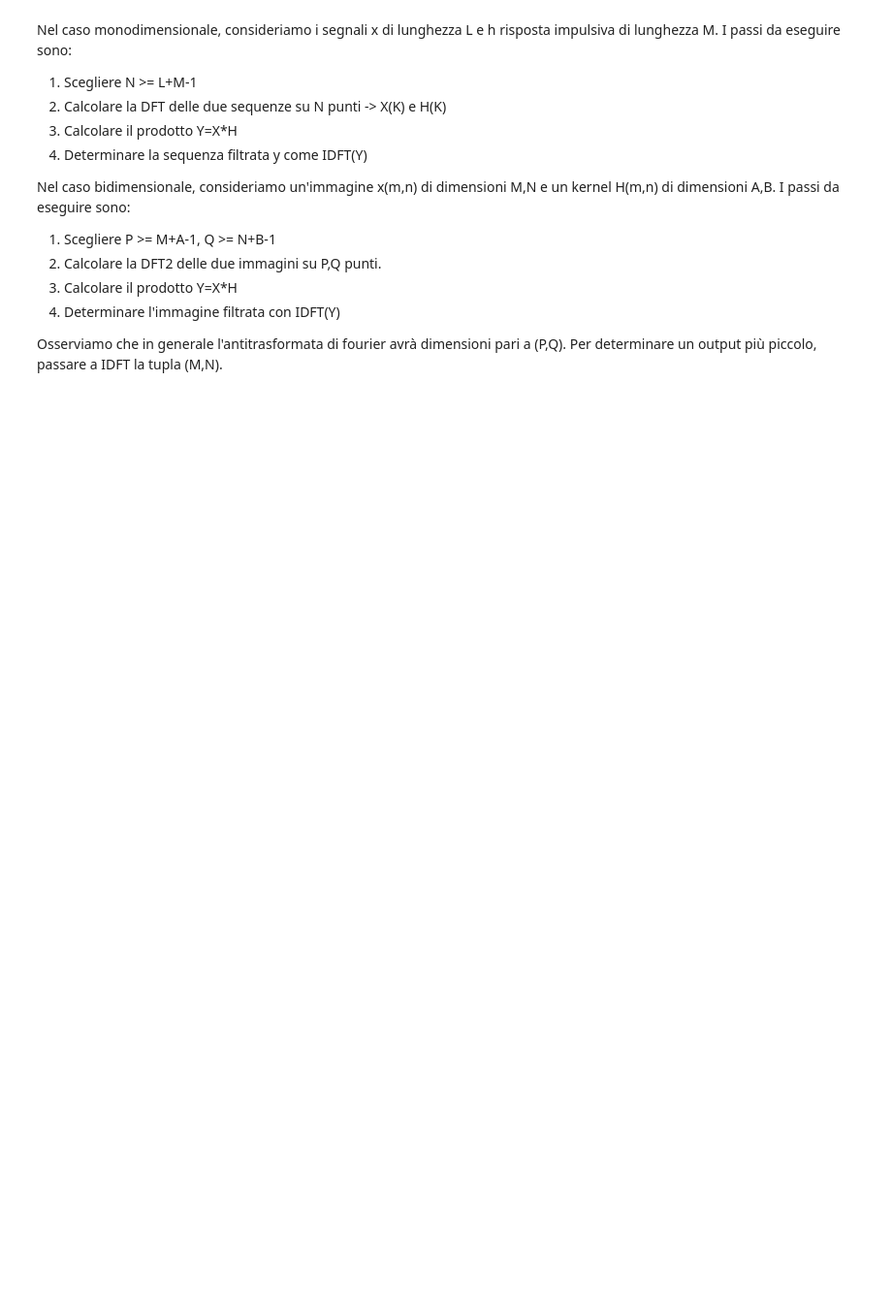
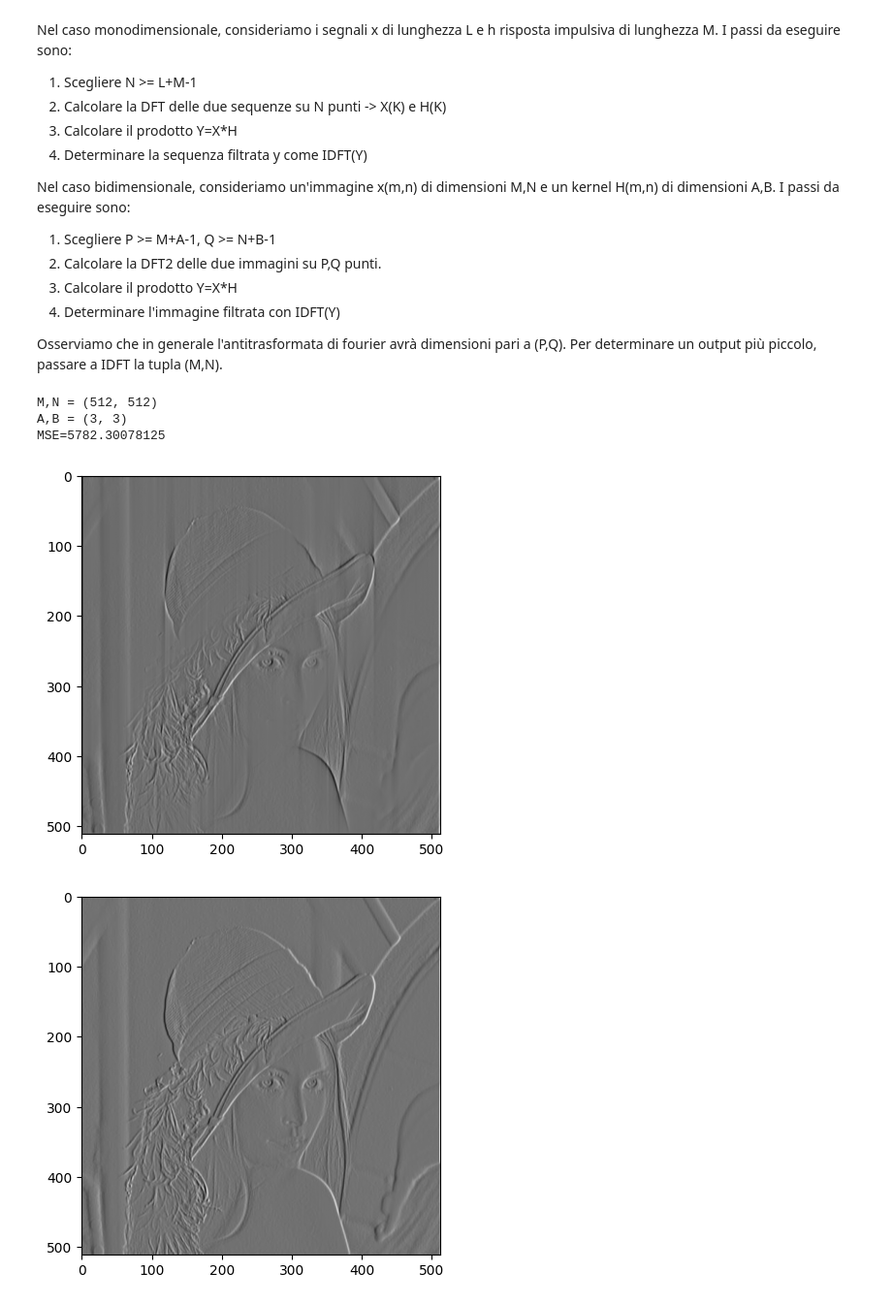
Before and after one commit to roccolr/ESM, a Jupyter notebook: esercitazioni/esercitazione_4/teoria.ipynb, the cells around one changed output. Shown at 97% size. Saved outputs shown, nothing was run; the diff lists cells and outputs as text; code cells hidden in the pictures; blank space fills up the shorter version.

```diff
--- a/esercitazioni/esercitazione_4/teoria.ipynb
+++ b/esercitazioni/esercitazione_4/teoria.ipynb
@@ -96,35 +96,45 @@ print(f'y2 - {y2}')
 # %%
 # filtraggio lineare - Caso bidimensionale
 
 def mse(x1,x2):
     return np.mean((x1-x2)**2)
 
 x = np.float32(io.imread(path+'lena.jpg'))
 h = np.array([[1,0,-1],[2,0,-2],[1,0,-1]], dtype=np.float32)
 
 M,N = x.shape
 A,B = h.shape
 
 print(f'M,N = {M,N}')
 print(f'A,B = {A,B}')
 
 P = M+A-1
 Q = N+B-1
 
 X = np.fft.fft2(x, (P,Q))
-H = np.fft.fft2(h, (P,Q))
+H = np.fft.fft2(np.rot90(h,2), (P,Q))
+
+A = A//2
+B = B//2
 
 Y1 = X*H
-y1 = np.real(np.fft.ifft2(Y1, x.shape))
-y2 = ndi.correlate(x,h)
+y1 = np.real(np.fft.ifft2(Y1))[A:(A+M), B:(B+N)]
+# y1 = np.real(np.fft.ifft2(Y1, x.shape))
+y2 = ndi.correlate(x,h, mode='constant')
 
 print(f'MSE={mse(y1,y2)}')
 plt.close('all')
 plt.figure(1)
 plt.imshow(y1, clim=None, cmap='gray')
 plt.figure(2)
 plt.imshow(y2, clim=None, cmap='gray')
 plt.show()
+# %% [output]
+M,N = (512, 512)
+A,B = (3, 3)
+MSE=5782.30078125
+[figure, added]
+[figure, added]
 # %%
 # progetto di filtri nel dominio della frequenza - Ringing
 
```
Also changed, not shown: 2 other files.
